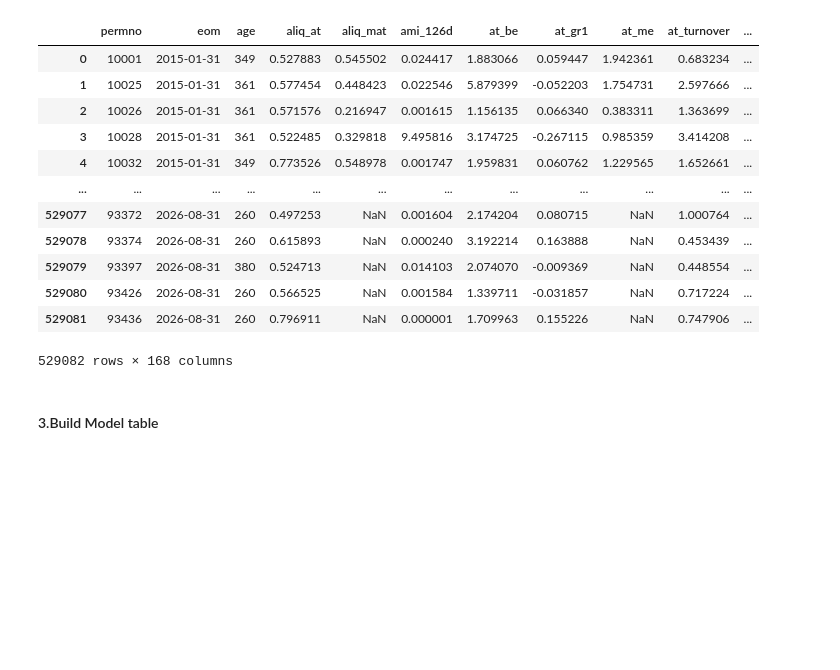
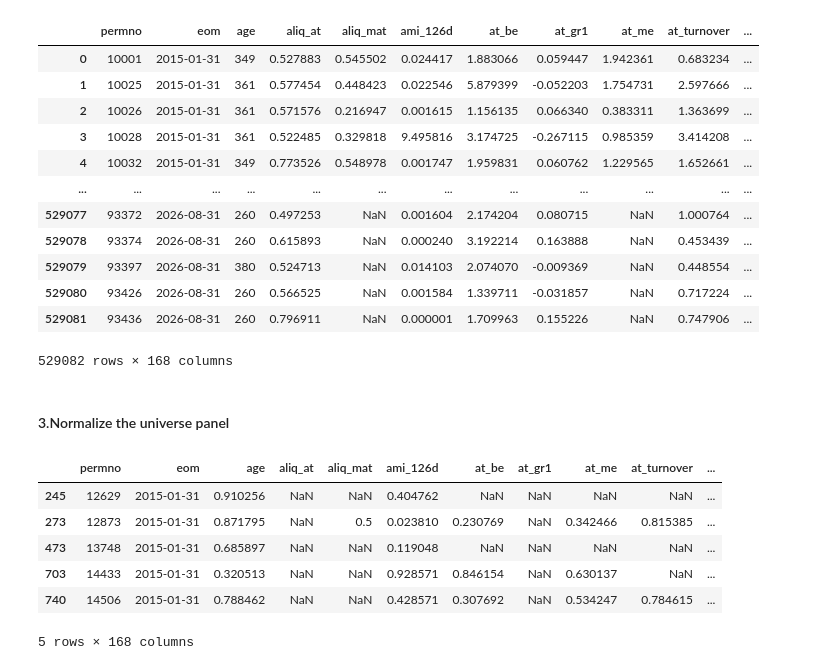
Before and after one commit to sarahliu-mma/Quantitative-Trading-Pipeline_FIAM-Hackathon-2026, a Jupyter notebook: notebooks/01_Build_stockpaneldata_universitypool_modeltable.ipynb, the cells around one changed output. Drawn from its saved outputs; the diff is of its cells as text; code cells hidden in the pictures; blank space fills up the shorter version.

```diff
--- a/notebooks/01_Build_stockpaneldata_universitypool_modeltable.ipynb
+++ b/notebooks/01_Build_stockpaneldata_universitypool_modeltable.ipynb
@@ -108,5 +108,15 @@ universe_panel = universe_filter(panel_dt)
-# %% [markdown]
-#### 3.Build Model table
+# %% [markdown]
+#### 3.Normalize the universe panel
 # %%
-model_table = universe_panel.groupby('eom')[FEATURES].rank(pct = True)
+universe_panel[FEATURES] = universe_panel.groupby('eom')[FEATURES].rank(pct = True)
+# %%
+universe_panel.head()
+# %% [output]
+|  | permno | eom | age | aliq_at | aliq_mat | ami_126d | at_be | at_gr1 | at_me | at_turnover | ... |
+| 245 | 12629 | 2015-01-31 | 0.910256 | NaN | NaN | 0.404762 | NaN | NaN | NaN | NaN | ... |
+| 273 | 12873 | 2015-01-31 | 0.871795 | NaN | 0.5 | 0.023810 | 0.230769 | NaN | 0.342466 | 0.815385 | ... |
+| 473 | 13748 | 2015-01-31 | 0.685897 | NaN | NaN | 0.119048 | NaN | NaN | NaN | NaN | ... |
+| 703 | 14433 | 2015-01-31 | 0.320513 | NaN | NaN | 0.928571 | 0.846154 | NaN | 0.630137 | NaN | ... |
+| 740 | 14506 | 2015-01-31 | 0.788462 | NaN | NaN | 0.428571 | 0.307692 | NaN | 0.534247 | 0.784615 | ... |
+5 rows × 168 columns
 # %%
```
Also changed, not shown: parts of 2 cells of this notebook.
